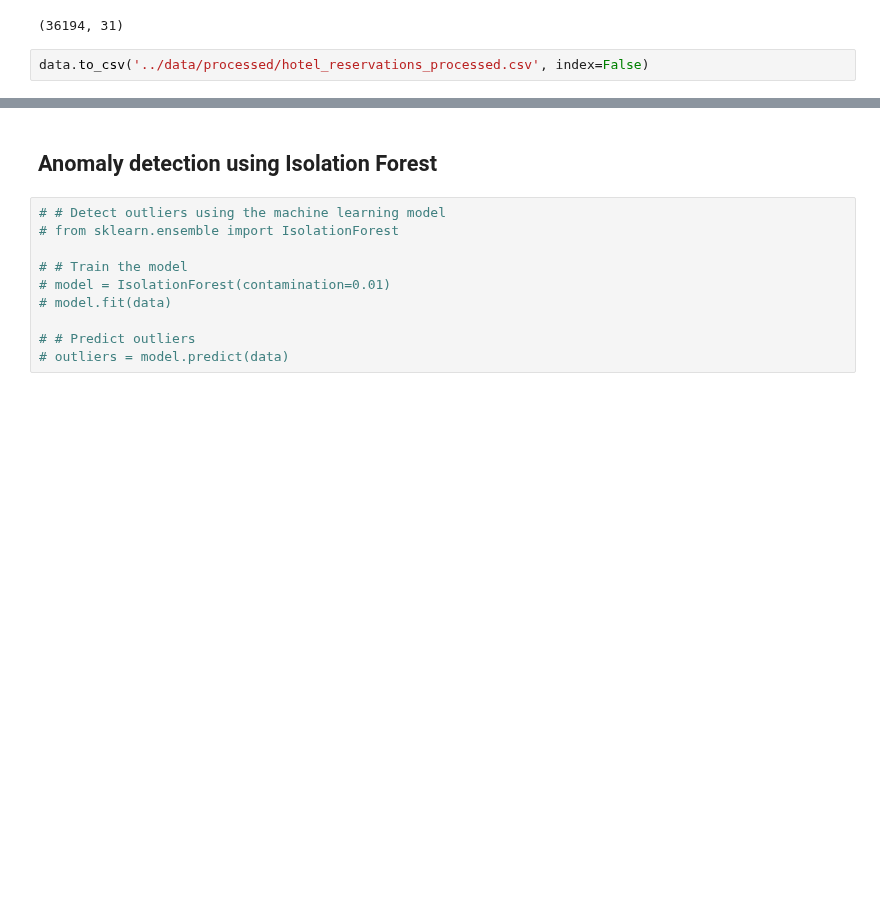
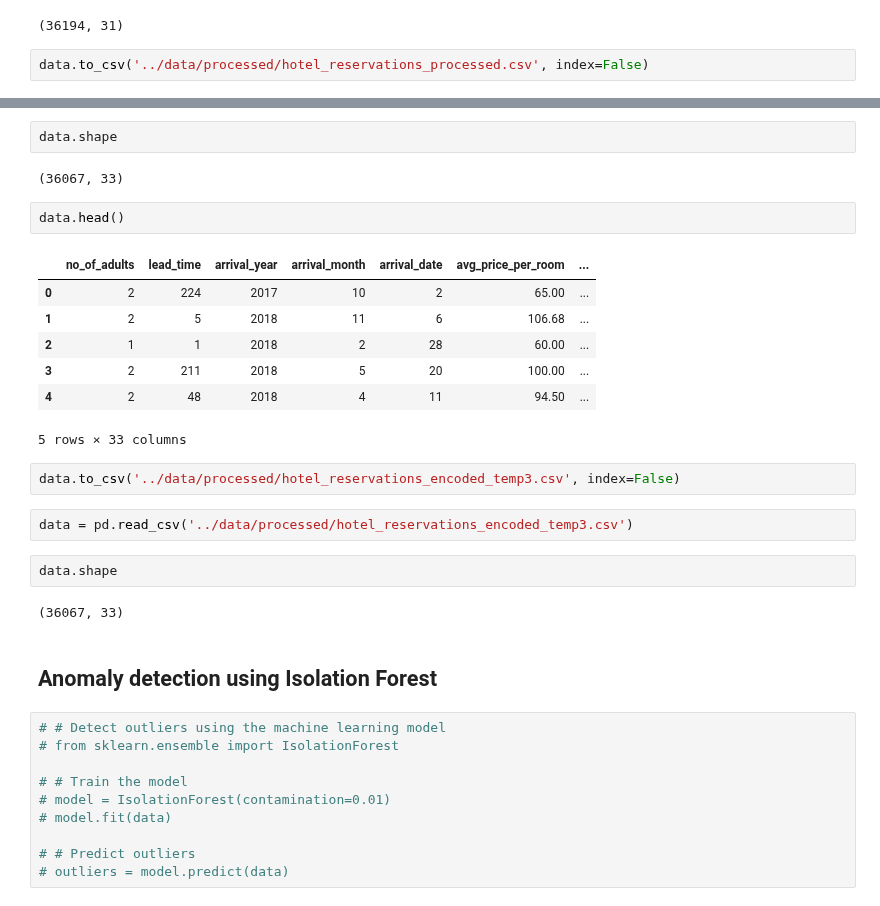
Before and after one commit to Drashko73/hotel-reservations-analysis, a Jupyter notebook: notebooks/04_annomalies_detection.ipynb, the cells around one changed output, grey strips where cells are left out. Drawn from its saved outputs; the diff is of its cells as text; blank space fills up the shorter version.

```diff
--- a/notebooks/04_annomalies_detection.ipynb
+++ b/notebooks/04_annomalies_detection.ipynb
@@ -435,3 +573,25 @@ data.to_csv('../data/processed/hotel_reservations_processed.csv', index=False)
+# %%
+data.shape
+# %% [output]
+(36067, 33)
+# %%
+data.head()
+# %% [output]
+|  | no_of_adults | lead_time | arrival_year | arrival_month | arrival_date | avg_price_per_room | ... |
+| 0 | 2 | 224 | 2017 | 10 | 2 | 65.00 | ... |
+| 1 | 2 | 5 | 2018 | 11 | 6 | 106.68 | ... |
+| 2 | 1 | 1 | 2018 | 2 | 28 | 60.00 | ... |
+| 3 | 2 | 211 | 2018 | 5 | 20 | 100.00 | ... |
+| 4 | 2 | 48 | 2018 | 4 | 11 | 94.50 | ... |
+5 rows × 33 columns
+# %%
+data.to_csv('../data/processed/hotel_reservations_encoded_temp3.csv', index=False)
+# %%
+data = pd.read_csv('../data/processed/hotel_reservations_encoded_temp3.csv')
+# %%
+data.shape
+# %% [output]
+(36067, 33)
 # %% [markdown]
 ## Anomaly detection using Isolation Forest
 # %%
```
Also changed, not shown: parts of 20 cells of this notebook, 8 other files.
